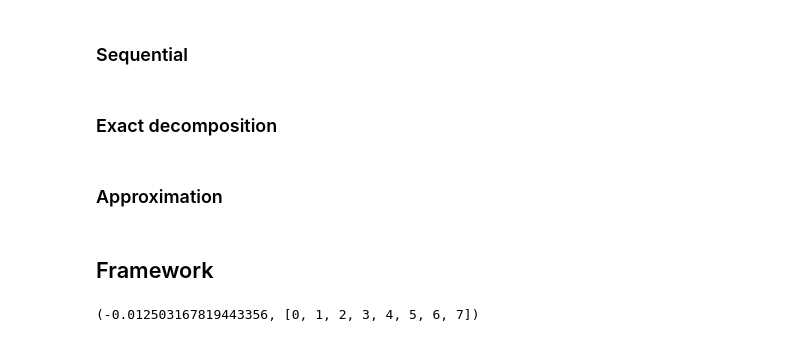
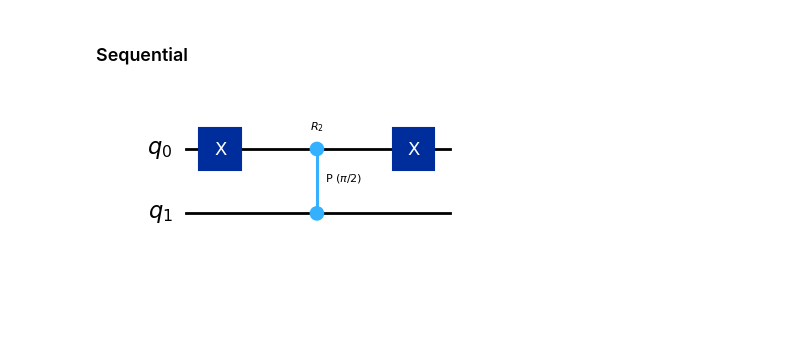
Before and after one commit to ugo-nzongani/Adjustable-depth-quantum-circuit-for-diagonal-unitary-and-QSP, a Jupyter notebook: zylberman_nzongani.ipynb, the cells around one changed output. Cells and saved outputs as stored; diff of their text form; code cells hidden in the pictures; blank space fills up the shorter version.

```diff
--- a/zylberman_nzongani.ipynb
+++ b/zylberman_nzongani.ipynb
@@ -371,2 +315,0 @@ def eigenvalue():
-# %% [markdown]
-### Exact decomposition
@@ -375,39 +316,38 @@ def eigenvalue():
-# %% [markdown]
-### Approximation
-# %% [markdown]
-## Framework
-# %%
-def walsh_informations(n,list_operator_to_implement,f,gray_code=True):
-    """Returns a dictionnary whose keys are the order of Walsh functions to implement and the
-    values are the associated coefficients
-    Parameters
-    ----------
-    n : int
-        Number of qubit encoding the position
-    list_operator_to_implement : int list
-        List of orders of the Walsh operators to implement
-    f : function
-        Function of one variable
-    gray_code: bool
-        Set to True if to get a gray code ordering of the orders of the Walsh operators
-    Returns
-    -------
-    dict
-    """
-    walsh_dict = {}
-    N = len(list_operator_to_implement)
-    if gray_code:
-        gray_list = generate_gray_code(n)
-        for i in gray_list:
-            if i in list_operator_to_implement:
-                walsh_dict[i] = walsh_coeff(i,f,N)
-    else:
-        for i in range(N):
-            walsh_dict[list_operator_to_implement[i]] = walsh_coeff(list_operator_to_implement[i],f,N)
-    return walsh_dict
-
-list_operator_to_implement = [0,1,2,3,4,5,6,7]
-walsh_info = walsh_informations(n,list_operator_to_implement,f,gray_code=False)
-walsh_info[2], list(walsh_info.keys())
-# %% [output]
-(-0.012503167819443356, [0, 1, 2, 3, 4, 5, 6, 7])
+# %%
+def sequential_coeff(j,f,N):
+    # N = n_eigenvalue
+    return f(j/N)
+
+def sequential_operator(n,order,theta,nots=True):
+    q = QuantumRegister(n,name='q')
+    qc = QuantumCircuit(q)
+    if order%2 == 0:
+        binary = int_to_binary(order,n,reverse=False)
+    else:
+        binary = int_to_binary(order-1,n,reverse=False)
+    if nots:
+        if order%2 == 0:
+            qc.x(q[0])
+        for i in range(0,n-1):
+            if binary[i] == '0':
+                qc.x(q[n-i-1])
+    if n > 1:
+        gate = MCPhaseGate(theta,n-1,label='$R_{'+str(order)+'}$')
+    else:
+        gate = PhaseGate(theta,label='$R_{'+str(order)+'}$')
+    qc.append(gate,qc.qubits)
+    if nots:
+        if order%2 == 0:
+            qc.x(q[0])
+        for i in range(0,n-1):
+            if binary[i] == '0':
+                qc.x(q[n-i-1])
+    return qc
+
+n = 2
+order = 2
+theta = np.pi/2
+qc = sequential_operator(n,order,theta,nots=True)
+qc.draw('mpl',style='iqx')
+# %% [output]
+[figure, added]
```
Also changed, not shown: parts of 27 cells of this notebook.
